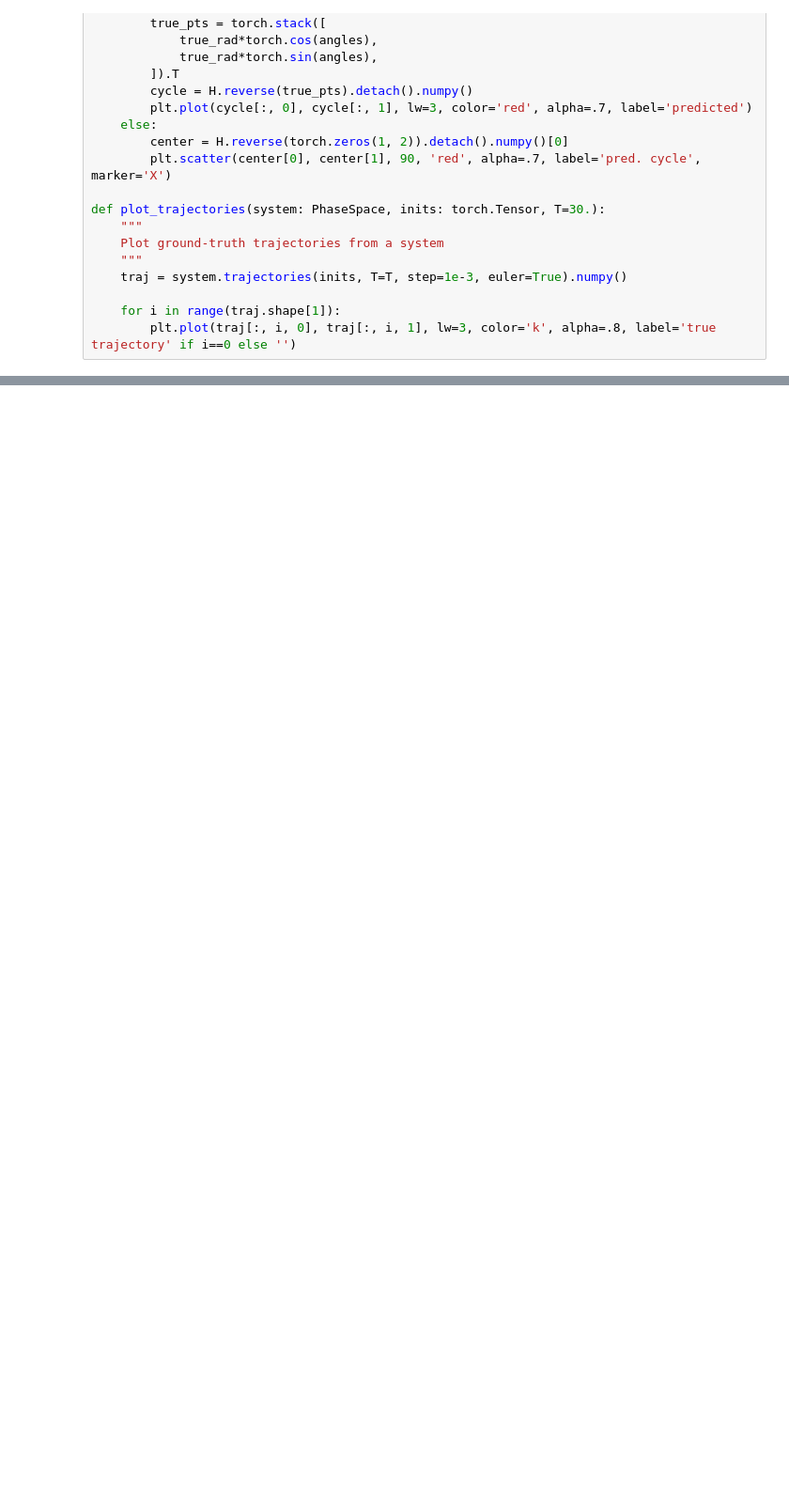
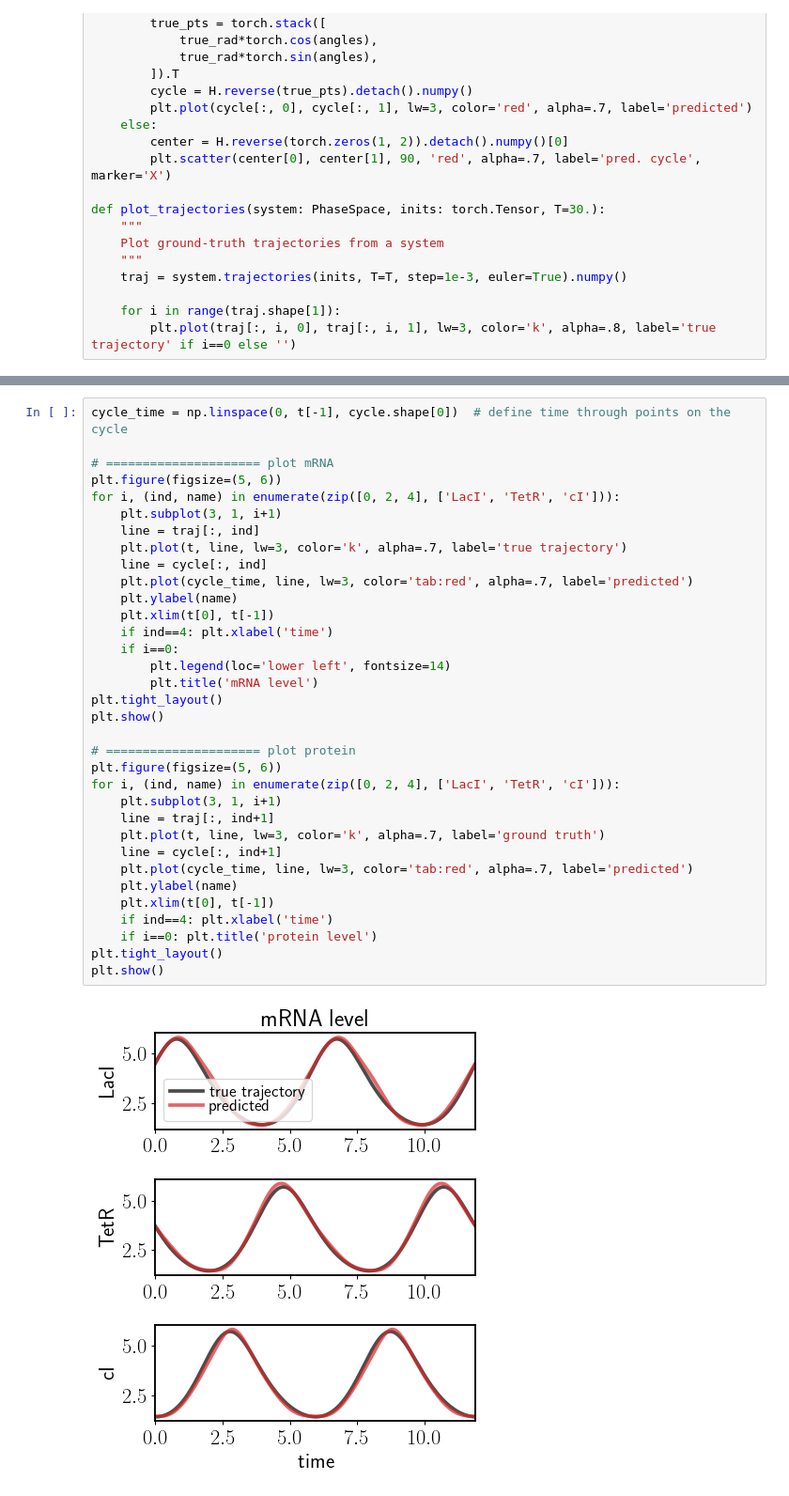
Before and after one commit to nitzanlab/prototype-equivalences, a Jupyter notebook: demo.ipynb, the cells around one changed output, grey strips where cells are left out. Shown: that part at 94% size. Saved outputs shown, nothing was run; the diff lists cells and outputs as text; blank space fills up the shorter version.

```diff
--- a/demo.ipynb
+++ b/demo.ipynb
@@ -102,0 +256,36 @@ plt.show()
+# %%
+cycle_time = np.linspace(0, t[-1], cycle.shape[0])  # define time through points on the cycle
+
+# ===================== plot mRNA
+plt.figure(figsize=(5, 6))
+for i, (ind, name) in enumerate(zip([0, 2, 4], ['LacI', 'TetR', 'cI'])):
+    plt.subplot(3, 1, i+1)
+    line = traj[:, ind]
+    plt.plot(t, line, lw=3, color='k', alpha=.7, label='true trajectory')
+    line = cycle[:, ind]
+    plt.plot(cycle_time, line, lw=3, color='tab:red', alpha=.7, label='predicted')
+    plt.ylabel(name)
+    plt.xlim(t[0], t[-1])
+    if ind==4: plt.xlabel('time')
+    if i==0:
+        plt.legend(loc='lower left', fontsize=14)
+        plt.title('mRNA level')
+plt.tight_layout()
+plt.show()
+
+# ===================== plot protein
+plt.figure(figsize=(5, 6))
+for i, (ind, name) in enumerate(zip([0, 2, 4], ['LacI', 'TetR', 'cI'])):
+    plt.subplot(3, 1, i+1)
+    line = traj[:, ind+1]
+    plt.plot(t, line, lw=3, color='k', alpha=.7, label='ground truth')
+    line = cycle[:, ind+1]
+    plt.plot(cycle_time, line, lw=3, color='tab:red', alpha=.7, label='predicted')
+    plt.ylabel(name)
+    plt.xlim(t[0], t[-1])
+    if ind==4: plt.xlabel('time')
+    if i==0: plt.title('protein level')
+plt.tight_layout()
+plt.show()
+# %% [output]
+[figure, added]
```
Also changed, not shown: parts of 9 cells of this notebook, 1 other file.
